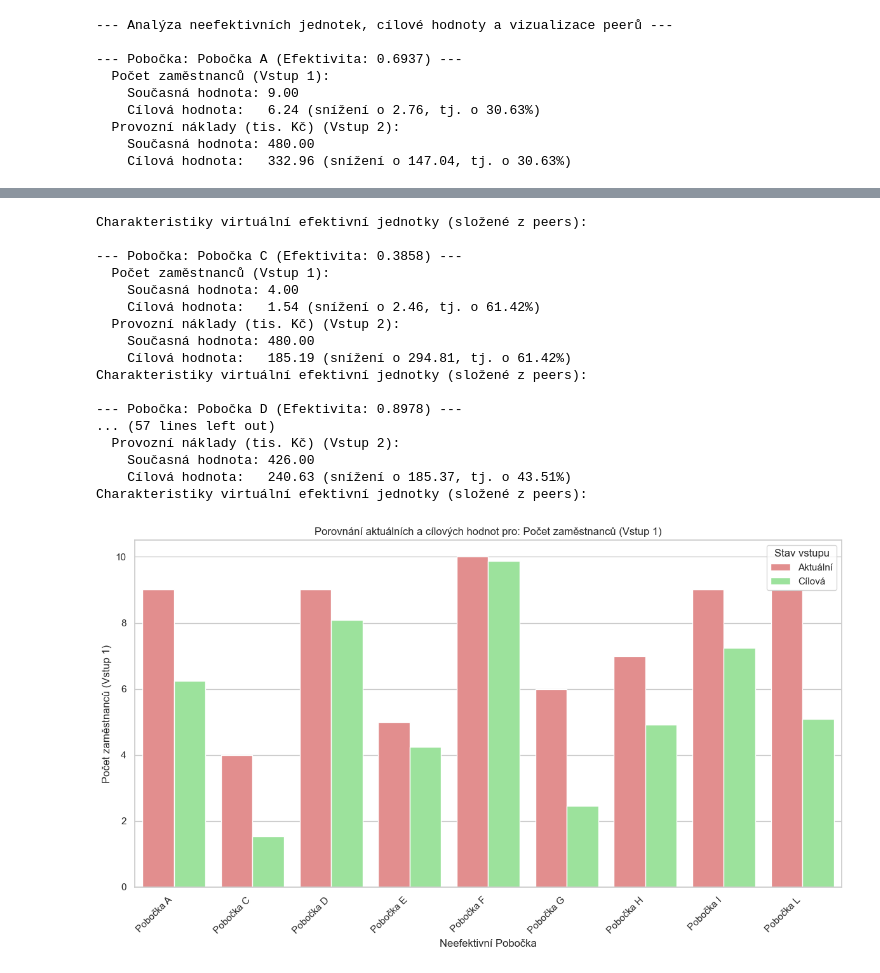
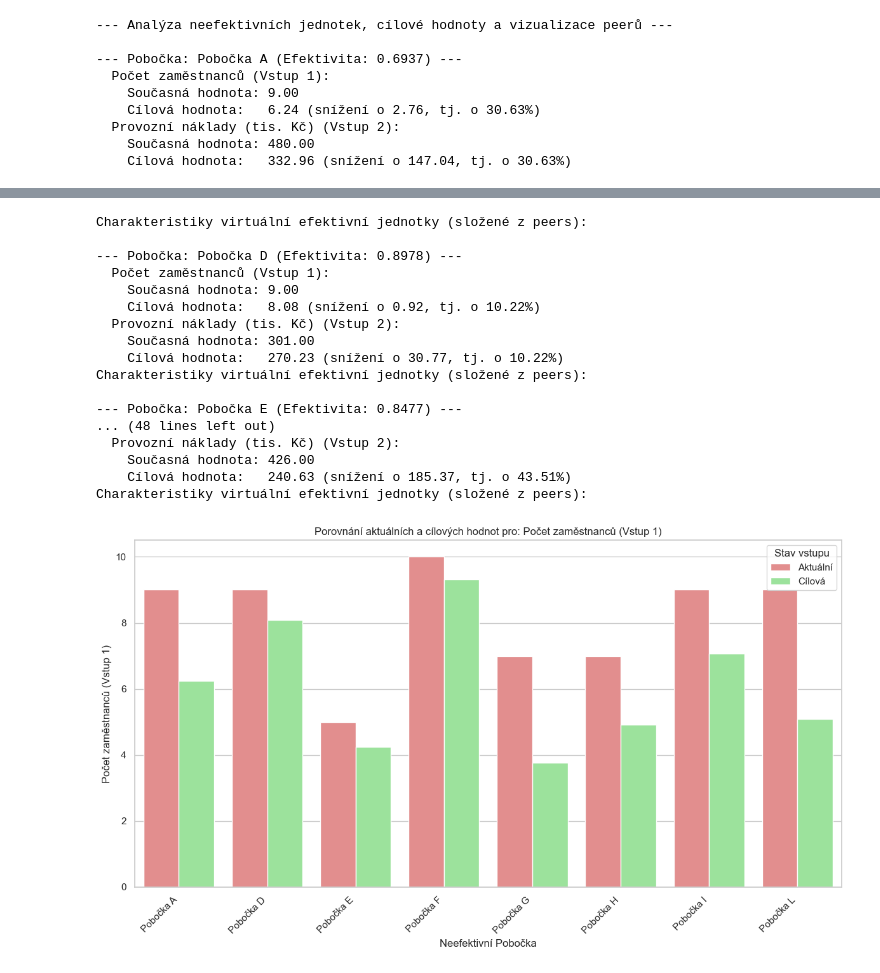
Before and after one commit to ContiHan/kmov2, a Jupyter notebook: dea.ipynb, the cells around one changed output, grey strips where cells are left out. Drawn from its saved outputs; the diff is of its cells as text; code cells hidden in the pictures.

```diff
--- a/dea.ipynb
+++ b/dea.ipynb
@@ -16,7 +16,7 @@ plt.rcParams['figure.figsize'] = (10, 6) # Výchozí velikost grafů
 n_dmus = 12
 dmu_names = [f"Pobočka {chr(65+i)}" for i in range(n_dmus)]
 
-# Generování náhodných, ale smysluplných dat
+# Generování náhodných dat
 np.random.seed(42) # Pro reprodukovatelnost
 
 data = {
@@ -28,18 +28,9 @@ data = {
 }
 df = pd.DataFrame(data)
 
-# Úmyslně uděláme některé pobočky méně efektivní pro demonstraci
-df.loc[df['Pobočka'] == 'Pobočka C', 'Počet zaměstnanců (Vstup 1)'] = 4
-df.loc[df['Pobočka'] == 'Pobočka C', 'Provozní náklady (tis. Kč) (Vstup 2)'] = 480
-df.loc[df['Pobočka'] == 'Pobočka C', 'Počet nových účtů (Výstup 1)'] = 25
-df.loc[df['Pobočka'] == 'Pobočka C', 'Objem vkladů (mil. Kč) (Výstup 2)'] = 6.0
+# ODSTRANILI JSME ČÁST, KTERÁ ÚMYSLNĚ MĚNILA DATA PRO NĚKTERÉ POBOČKY
 
-df.loc[df['Pobočka'] == 'Pobočka G', 'Počet zaměstnanců (Vstup 1)'] = 6
-df.loc[df['Pobočka'] == 'Pobočka G', 'Provozní náklady (tis. Kč) (Vstup 2)'] = 300
-df.loc[df['Pobočka'] == 'Pobočka G', 'Počet nových účtů (Výstup 1)'] = 30
-df.loc[df['Pobočka'] == 'Pobočka G', 'Objem vkladů (mil. Kč) (Výstup 2)'] = 7.5
-
-print("--- Data pro analýzu ---")
+print("--- Data pro analýzu (čistě náhodná) ---")
 print(df)
 print("\n")
 
@@ -105,26 +96,22 @@ plt.tight_layout()
 plt.show()
 
 # 3. Scatter plot (příklad: Vstup 1 vs. Výstup 1)
-# Normalizujeme výstupy pro lepší vizualizaci "produktivity" (Výstup/Vstup)
-# Není to přímo hranice DEA, ale dává představu
 plt.figure(figsize=(10, 7))
-# Použijeme velikost bodu pro druhý výstup a barvu pro efektivitu
 scatter = sns.scatterplot(
     x=df[inputs[0]],
     y=df[outputs[0]],
     hue=df['Efektivita (CCR)'],
-    size=df[outputs[1]], # Velikost bodu podle druhého výstupu
-    sizes=(50, 500), # Rozsah velikostí bodů
-    palette="coolwarm_r", # Reverzní coolwarm (červená = nízká efektivita, modrá = vysoká)
+    size=df[outputs[1]],
+    sizes=(50, 500),
+    palette="coolwarm_r",
     legend="brief"
 )
 plt.title(f'Scatter Plot: {inputs[0]} vs. {outputs[0]} (barva dle efektivity, velikost dle {outputs[1]})')
 plt.xlabel(inputs[0])
 plt.ylabel(outputs[0])
 
-# Anotace názvů poboček
 for i in range(df.shape[0]):
-    plt.text(df[inputs[0]][i] + 0.05 * df[inputs[0]].max(), # Malý ofset pro text
+    plt.text(df[inputs[0]][i] + 0.05 * df[inputs[0]].max(),
              df[outputs[0]][i],
              df['Pobočka'][i],
              fontsize=9)
@@ -135,13 +122,13 @@ plt.show()
 
 # --- 3. Cílové hodnoty pro neefektivní jednotky a vizualizace ---
 print("--- Analýza neefektivních jednotek, cílové hodnoty a vizualizace peerů ---")
-inefficient_dmus_df = df[df['Efektivita (CCR)'] < 0.99999].copy() # .copy() pro zamezení SettingWithCopyWarning
+inefficient_dmus_df = df[df['Efektivita (CCR)'] < 0.99999].copy()
 
 if inefficient_dmus_df.empty:
     print("Všechny jednotky jsou efektivní.")
 else:
-    # Připravíme data pro srovnávací graf vstupů
     plot_data_inputs = []
+    first_inefficient_processed_for_pie = False # Flag pro zobrazení koláčového grafu jen jednou
 
     for index, row in inefficient_dmus_df.iterrows():
         dmu_name = row['Pobočka']
@@ -161,32 +148,29 @@ else:
             plot_data_inputs.append({'Pobočka': dmu_name, 'Typ vstupu': input_name, 'Hodnota': current_input_value, 'Stav': 'Aktuální'})
             plot_data_inputs.append({'Pobočka': dmu_name, 'Typ vstupu': input_name, 'Hodnota': target_input_value, 'Stav': 'Cílová'})
 
-
         # 4. Koláčový graf vah peerů (pro první neefektivní pobočku jako příklad)
-        # Tento graf se zobrazí jen pro první neefektivní pobočku v cyklu, aby se nezobrazovalo příliš mnoho grafů
-        if dmu_name == inefficient_dmus_df['Pobočka'].iloc[0] and dmu_name in peer_weights and peer_weights[dmu_name]:
+        if not first_inefficient_processed_for_pie and dmu_name in peer_weights and peer_weights[dmu_name]:
             peers = peer_weights[dmu_name]
             peer_names = list(peers.keys())
             weights = list(peers.values())
 
-            if sum(weights) > 0: # Jen pokud jsou váhy smysluplné
+            if sum(weights) > 0:
                 plt.figure(figsize=(8, 8))
                 plt.pie(weights, labels=peer_names, autopct='%1.1f%%', startangle=90, colors=sns.color_palette("pastel"))
                 plt.title(f'Referenční jednotky (Peers) a jejich váhy (Lambda) pro {dmu_name}')
                 plt.tight_layout()
                 plt.show()
-        elif dmu_name == inefficient_dmus_df['Pobočka'].iloc[0]:
-             print(f"  Pro {dmu_name} nebyly nalezeny žádné specifické referenční jednotky s nenulovou váhou pro koláčový graf.")
-
+                first_inefficient_processed_for_pie = True # Změna flagu
+        elif not first_inefficient_processed_for_pie:
+             print(f"  Pro {dmu_name} (první neefektivní) nebyly nalezeny žádné specifické referenční jednotky s nenulovou váhou pro koláčový graf, nebo je to efektivní jednotka.")
+             if dmu_name in peer_weights and not peer_weights[dmu_name]: # Pokud je v peer_weights, ale slovník je prázdný
+                 first_inefficient_processed_for_pie = True # Označíme, že jsme se pokusili
 
         print("Charakteristiky virtuální efektivní jednotky (složené z peers):")
-        # ... (zbytek textového výstupu pro charakteristiky virtuální jednotky může zůstat)
+        # (můžete doplnit výpis charakteristik, pokud je potřeba)
 
-    # 5. Sloupcový graf porovnávající aktuální a cílové vstupy pro VŠECHNY neefektivní pobočky
     if plot_data_inputs:
         df_plot_inputs = pd.DataFrame(plot_data_inputs)
-
-        # Graf pro každý typ vstupu zvlášť
         for input_name_to_plot in inputs:
             plt.figure(figsize=(12, 7))
             subset_plot_df = df_plot_inputs[df_plot_inputs['Typ vstupu'] == input_name_to_plot]
@@ -199,18 +183,17 @@ else:
             plt.tight_layout()
             plt.show()
 
-
 print("\n\n--- Komentář k získaným výsledkům ---")
 num_efficient = df[df['Efektivita (CCR)'] >= 0.99999].shape[0]
-print(f"Celkem bylo hodnoceno {n_dmus} poboček.")
+print(f"Celkem bylo hodnoceno {n_dmus} poboček na základě čistě náhodně generovaných dat.")
 print(f"{num_efficient} poboček je 100% efektivních podle CCR modelu (input-oriented).")
 print(f"{n_dmus - num_efficient} poboček je neefektivních a mají potenciál pro zlepšení.")
 print("\nPobočky s nejvyšší efektivitou jsou benchmarkem pro ostatní.")
 print("Neefektivní pobočky mohou dosáhnout plné efektivity snížením svých vstupů na cílové hodnoty, aniž by snížily své výstupy.")
 print("Vizualizace pomáhají lépe identifikovat odchylky a cíle pro zlepšení.")
-print("Například Pobočka C a Pobočka G vykazují nízkou efektivitu, což je vidět i na grafech. Pro tyto pobočky grafy porovnání vstupů jasně ukazují potřebné redukce.")
+print("Výsledky nyní plně odrážejí náhodně generovaná data. Počet efektivních a neefektivních jednotek, stejně jako konkrétní cílové hodnoty, se mohou lišit od předchozí verze s upravenými daty.")
 print("Scatter plot může pomoci identifikovat pobočky, které jsou 'odlehlé' v kontextu jejich vstupů a výstupů.")
-print("Koláčový graf peerů (zobrazen pro první neefektivní pobočku) ukazuje, které efektivní pobočky tvoří referenční skupinu pro danou neefektivní jednotku.")
+print("Koláčový graf peerů (zobrazen pro první neefektivní pobočku s peery) ukazuje, které efektivní pobočky tvoří referenční skupinu pro danou neefektivní jednotku.")
 print("Je důležité poznamenat, že DEA je citlivá na výběr vstupů a výstupů a na kvalitu dat. Výsledky by měly být interpretovány v kontextu a případně doplněny další kvalitativní analýzou.")
 print("Tento CCR model předpokládá konstantní výnosy z rozsahu (CRS). Pro analýzu, která zohledňuje variabilní výnosy z rozsahu (VRS), by bylo nutné použít BCC model.")
 # %% [output]
@@ -237,28 +220,28 @@ print("Tento CCR model předpokládá konstantní výnosy z rozsahu (CRS). Pro a
 --- Analýza neefektivních jednotek, cílové hodnoty a vizualizace peerů ---
 
 --- Pobočka: Pobočka A (Efektivita: 0.6937) ---
   Počet zaměstnanců (Vstup 1):
     Současná hodnota: 9.00
     Cílová hodnota:   6.24 (snížení o 2.76, tj. o 30.63%)
   Provozní náklady (tis. Kč) (Vstup 2):
     Současná hodnota: 480.00
     Cílová hodnota:   332.96 (snížení o 147.04, tj. o 30.63%)
 [figure]
-Charakteristiky virtuální efektivní jednotky (složené z peers):
-
---- Pobočka: Pobočka C (Efektivita: 0.3858) ---
-  Počet zaměstnanců (Vstup 1):
-    Současná hodnota: 4.00
-    Cílová hodnota:   1.54 (snížení o 2.46, tj. o 61.42%)
-  Provozní náklady (tis. Kč) (Vstup 2):
-    Současná hodnota: 480.00
-    Cílová hodnota:   185.19 (snížení o 294.81, tj. o 61.42%)
 Charakteristiky virtuální efektivní jednotky (složené z peers):
 
 --- Pobočka: Pobočka D (Efektivita: 0.8978) ---
-... (57 lines left out)
+  Počet zaměstnanců (Vstup 1):
+    Současná hodnota: 9.00
+    Cílová hodnota:   8.08 (snížení o 0.92, tj. o 10.22%)
+  Provozní náklady (tis. Kč) (Vstup 2):
+    Současná hodnota: 301.00
+    Cílová hodnota:   270.23 (snížení o 30.77, tj. o 10.22%)
+Charakteristiky virtuální efektivní jednotky (složené z peers):
+
+--- Pobočka: Pobočka E (Efektivita: 0.8477) ---
+... (48 lines left out)
   Provozní náklady (tis. Kč) (Vstup 2):
     Současná hodnota: 426.00
     Cílová hodnota:   240.63 (snížení o 185.37, tj. o 43.51%)
 Charakteristiky virtuální efektivní jednotky (složené z peers):
-[figure, old version]
+[figure, new version]
```
Also changed, not shown: parts of 1 cell of this notebook.
